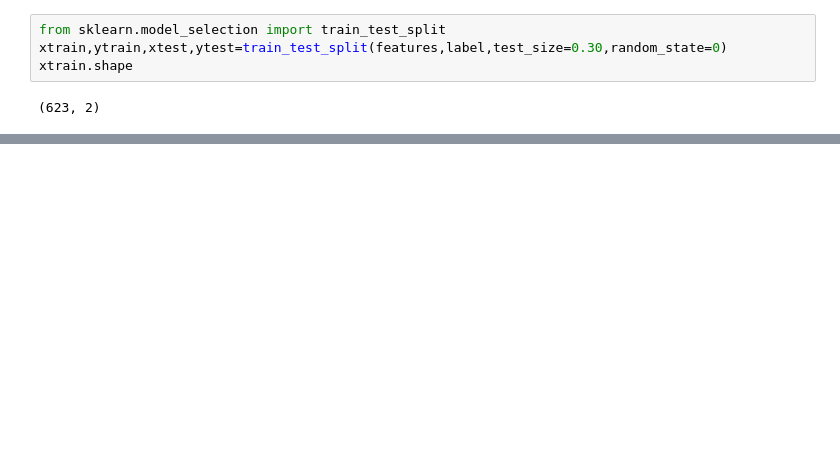
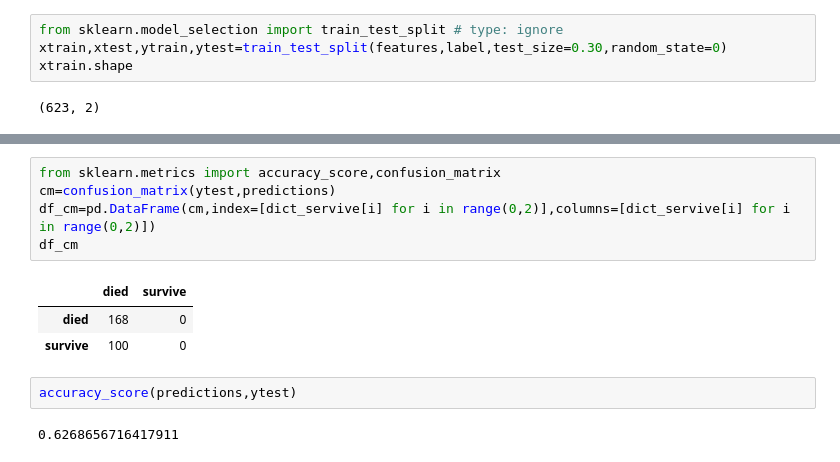
Before and after one commit to sakshirautela/learning-artificialintelligence, a Jupyter notebook: ANN/TitanicDataPredictionUsingANN/titanic.ipynb, the cells around one changed output, grey strips where cells are left out. Cells and saved outputs as stored; diff of their text form; blank space fills up the shorter version.

```diff
--- a/ANN/TitanicDataPredictionUsingANN/titanic.ipynb
+++ b/ANN/TitanicDataPredictionUsingANN/titanic.ipynb
@@ -86,7 +86,7 @@ def Relu(x,derivative=False):
     return f
 # %%
-from sklearn.model_selection import train_test_split
-xtrain,ytrain,xtest,ytest=train_test_split(features,label,test_size=0.30,random_state=0)
+from sklearn.model_selection import train_test_split # type: ignore
+xtrain,xtest,ytrain,ytest=train_test_split(features,label,test_size=0.30,random_state=0)
 xtrain.shape
 # %% [output]
 (623, 2)
@@ -148,0 +204,13 @@ TypeError: only integer scalar arrays can be converted to a scalar index
+# %%
+from sklearn.metrics import accuracy_score,confusion_matrix
+cm=confusion_matrix(ytest,predictions)
+df_cm=pd.DataFrame(cm,index=[dict_servive[i] for i in range(0,2)],columns=[dict_servive[i] for i in range(0,2)])
+df_cm
+# %% [output]
+|  | died | survive |
+| died | 168 | 0 |
+| survive | 100 | 0 |
+# %%
+accuracy_score(predictions,ytest)
+# %% [output]
+0.6268656716417911
```
Also changed, not shown: parts of 8 cells of this notebook.
